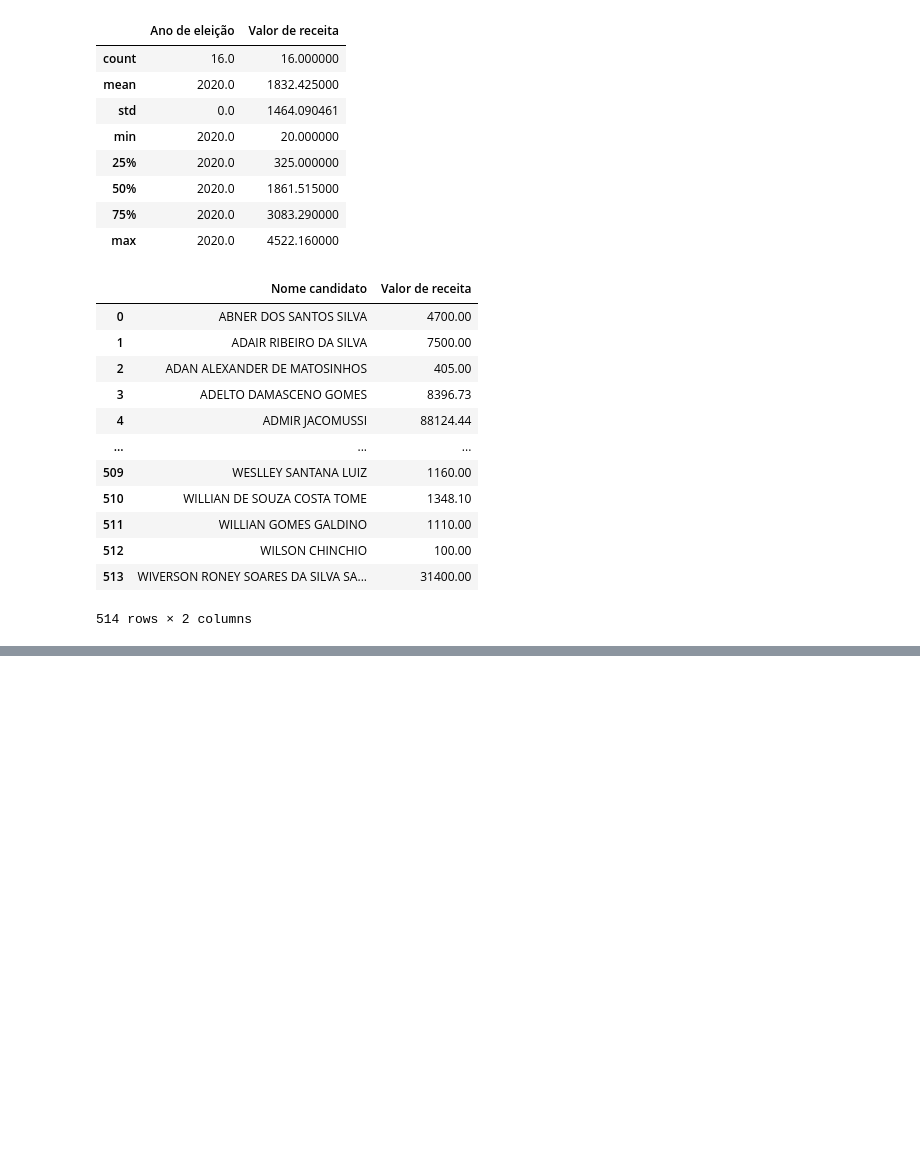
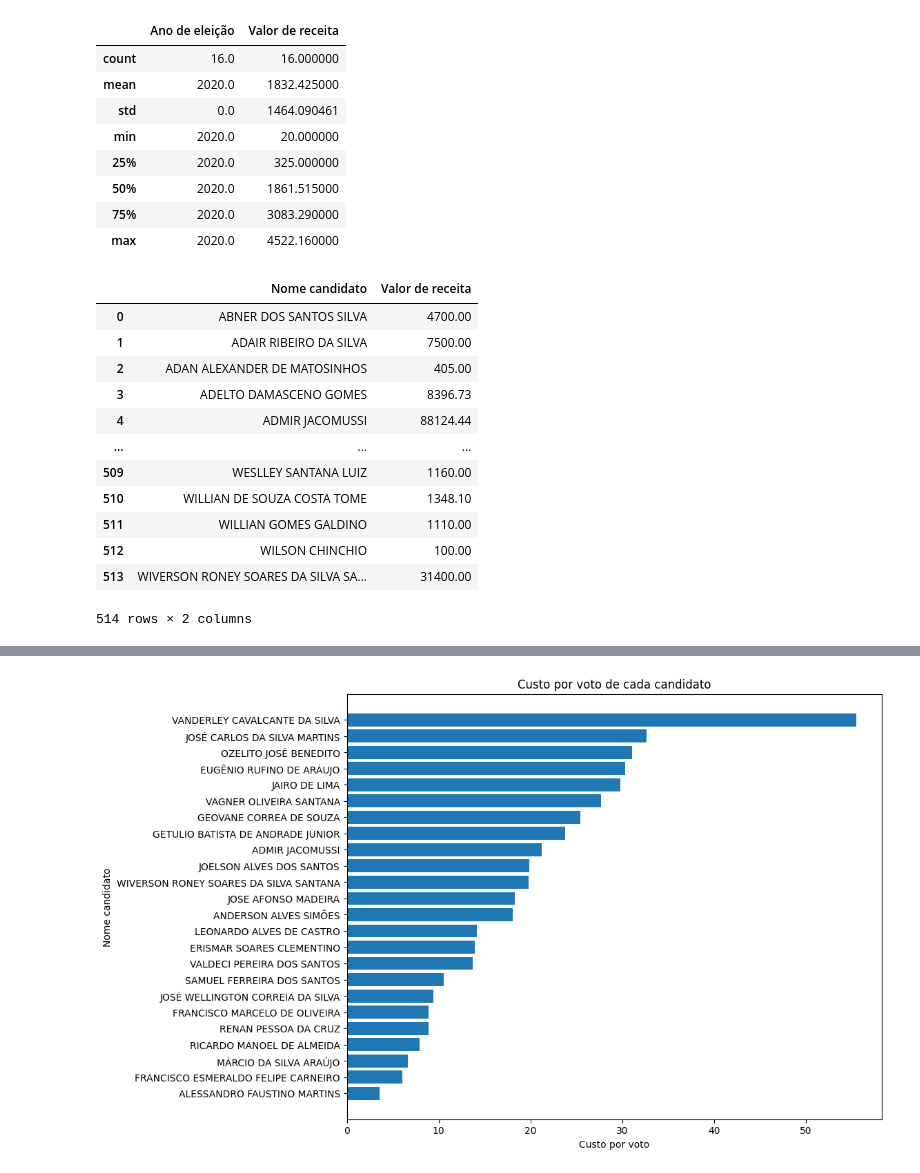
Before and after one commit to wesleyclzns/eleicao-2020, a Jupyter notebook: analise.ipynb, the cells around one changed output, grey strips where cells are left out. Cells and saved outputs as stored; diff of their text form; code cells hidden in the pictures; blank space fills up the shorter version.

```diff
--- a/analise.ipynb
+++ b/analise.ipynb
@@ -123,0 +157,2 @@ votacaoReceita.head(5)
+# %%
+candidados.loc[:, 'Custo por voto'] = candidados['Valor de receita'] / candidados['Votos totais']
@@ -123,0 +172,4 @@ votacaoReceita.head(5)
+# %%
+eleitos = candidados[candidados['Situação totalização'] == 'Eleito']
+eleitos = eleitos.drop_duplicates(subset=['Nome candidato'])
+eleitos.head(5)
@@ -123,0 +195,11 @@ votacaoReceita.head(5)
+# %%
+eleitos = eleitos.sort_values('Custo por voto')
+
+plt.figure(figsize=(10,8))
+plt.barh(eleitos['Nome candidato'], eleitos['Custo por voto'])
+plt.xlabel('Custo por voto')
+plt.ylabel('Nome candidato')
+plt.title('Custo por voto de cada candidato')
+plt.show()
+# %% [output]
+[figure, added]
```
Also changed, not shown: parts of 15 cells of this notebook.
